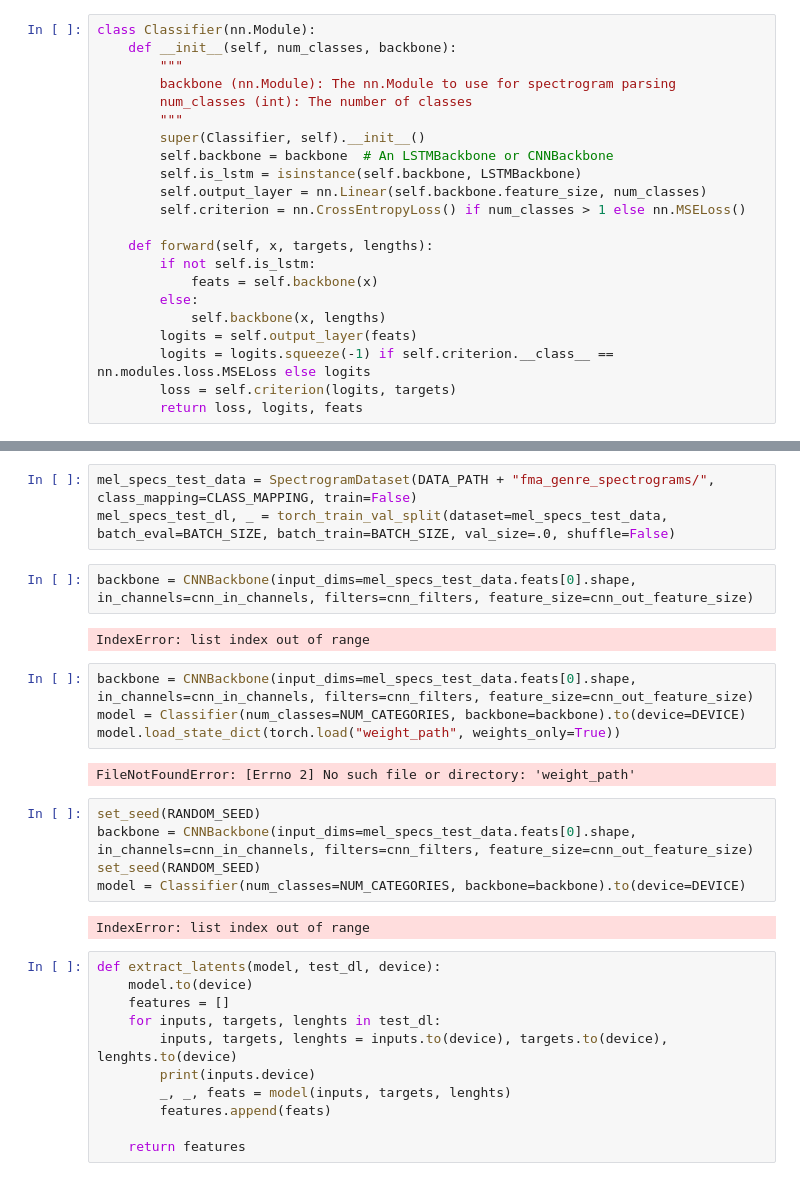
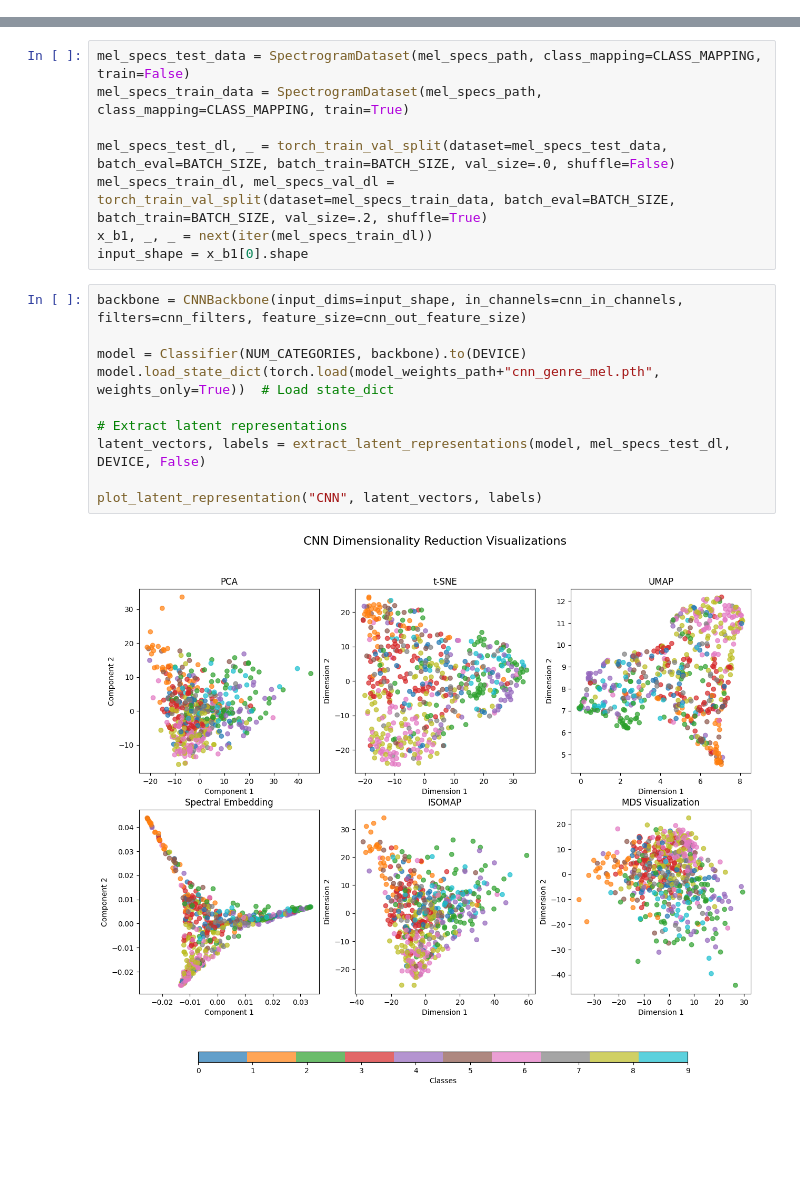
Before and after one commit to xaniadakis/BeatPatrol, a Jupyter notebook: step_11.ipynb, the cells around one changed output, grey strips where cells are left out. Saved outputs shown, nothing was run; the diff lists cells and outputs as text; blank space fills up the shorter version.

Commit message:
Added evals WIP Step10

```diff
--- a/step_11.ipynb
+++ b/step_11.ipynb
@@ -17,22 +0,0 @@ cnn_out_feature_size = 64
-# %%
-class Classifier(nn.Module):
-    def __init__(self, num_classes, backbone):
-        """
-        backbone (nn.Module): The nn.Module to use for spectrogram parsing
-        num_classes (int): The number of classes
-        """
-        super(Classifier, self).__init__()
-        self.backbone = backbone  # An LSTMBackbone or CNNBackbone
-        self.is_lstm = isinstance(self.backbone, LSTMBackbone)
-        self.output_layer = nn.Linear(self.backbone.feature_size, num_classes)
-        self.criterion = nn.CrossEntropyLoss() if num_classes > 1 else nn.MSELoss()
-
-    def forward(self, x, targets, lengths):
-        if not self.is_lstm:
-            feats = self.backbone(x)
-        else:
-            self.backbone(x, lengths)
-        logits = self.output_layer(feats)
-        logits = logits.squeeze(-1) if self.criterion.__class__ == nn.modules.loss.MSELoss else logits
-        loss = self.criterion(logits, targets)
-        return loss, logits, feats
@@ -39,31 +149,20 @@ class Classifier(nn.Module):
 # %%
-mel_specs_test_data = SpectrogramDataset(DATA_PATH + "fma_genre_spectrograms/", class_mapping=CLASS_MAPPING, train=False)
+mel_specs_test_data = SpectrogramDataset(mel_specs_path, class_mapping=CLASS_MAPPING, train=False)
+mel_specs_train_data = SpectrogramDataset(mel_specs_path, class_mapping=CLASS_MAPPING, train=True)
+
 mel_specs_test_dl, _ = torch_train_val_split(dataset=mel_specs_test_data, batch_eval=BATCH_SIZE, batch_train=BATCH_SIZE, val_size=.0, shuffle=False)
+mel_specs_train_dl, mel_specs_val_dl = torch_train_val_split(dataset=mel_specs_train_data, batch_eval=BATCH_SIZE, batch_train=BATCH_SIZE, val_size=.2, shuffle=True)
+x_b1, _, _ = next(iter(mel_specs_train_dl))
+input_shape = x_b1[0].shape
-# %%
-backbone = CNNBackbone(input_dims=mel_specs_test_data.feats[0].shape, in_channels=cnn_in_channels, filters=cnn_filters, feature_size=cnn_out_feature_size)
-# %% [output]
-IndexError: list index out of range
 # %%
-backbone = CNNBackbone(input_dims=mel_specs_test_data.feats[0].shape, in_channels=cnn_in_channels, filters=cnn_filters, feature_size=cnn_out_feature_size)
-model = Classifier(num_classes=NUM_CATEGORIES, backbone=backbone).to(device=DEVICE)
-model.load_state_dict(torch.load("weight_path", weights_only=True))
+backbone = CNNBackbone(input_dims=input_shape, in_channels=cnn_in_channels, filters=cnn_filters, feature_size=cnn_out_feature_size)
+
+model = Classifier(NUM_CATEGORIES, backbone).to(DEVICE)
+model.load_state_dict(torch.load(model_weights_path+"cnn_genre_mel.pth", weights_only=True))  # Load state_dict
+
+# Extract latent representations
+latent_vectors, labels = extract_latent_representations(model, mel_specs_test_dl, DEVICE, False)
+
+plot_latent_representation("CNN", latent_vectors, labels)
 # %% [output]
-FileNotFoundError: [Errno 2] No such file or directory: 'weight_path'
+[figure, added]
-# %%
-set_seed(RANDOM_SEED)
-backbone = CNNBackbone(input_dims=mel_specs_test_data.feats[0].shape, in_channels=cnn_in_channels, filters=cnn_filters, feature_size=cnn_out_feature_size)
-set_seed(RANDOM_SEED)
-model = Classifier(num_classes=NUM_CATEGORIES, backbone=backbone).to(device=DEVICE)
-# %% [output]
-IndexError: list index out of range
-# %%
-def extract_latents(model, test_dl, device):
-    model.to(device)
-    features = []
-    for inputs, targets, lenghts in test_dl:
-        inputs, targets, lenghts = inputs.to(device), targets.to(device), lenghts.to(device)
-        print(inputs.device)
-        _, _, feats = model(inputs, targets, lenghts)
-        features.append(feats)
-
-    return features
```
Also changed, not shown: parts of 6 cells of this notebook, 3 other files.
